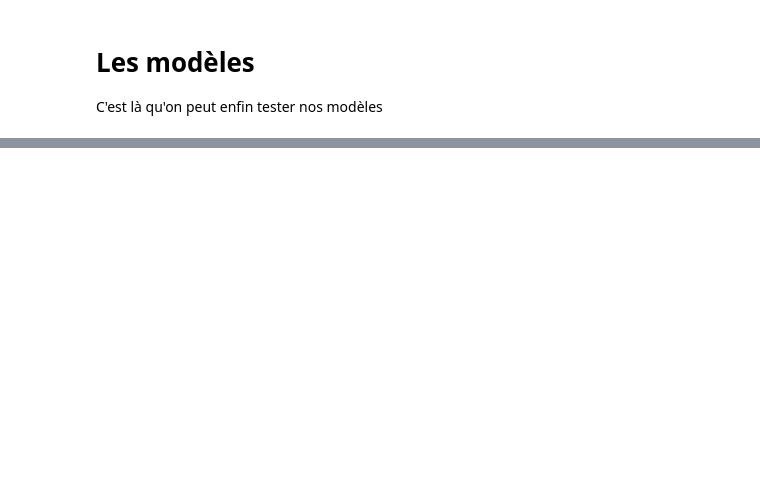
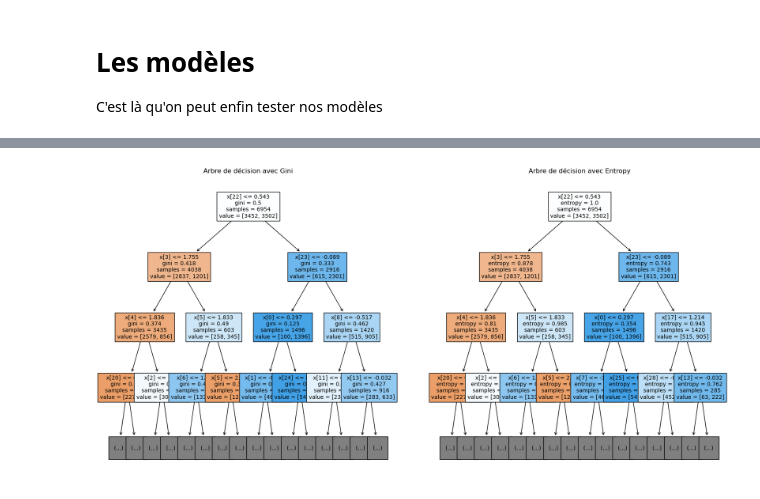
Before and after one commit to ColinAlAskA/Projet_ENSIIE_Apprentissage_Automatique, a Jupyter notebook: v1.ipynb, the cells around one changed output, grey strips where cells are left out. Cells and saved outputs as stored; diff of their text form; code cells hidden in the pictures; blank space fills up the shorter version.

```diff
--- a/v1.ipynb
+++ b/v1.ipynb
@@ -687,0 +544,18 @@ Meilleurs paramètres :  {'var_smoothing': 1.0}
+# %%
+# Initialisation du modèle SVM
+SVM_model = SVC(C= C_meilleur, gamma=gamma_meilleur, kernel='rbf')
+
+# Entraînement du modèle SVM avec les données d'entraînement normalisées
+SVM_model.fit(X_train_scaled, Y_train)
+
+# Prédiction sur l'ensemble de test normalisé
+Y_test_pred = SVM_model.predict(test_df_scaled)
+
+# Créer le dataframe de résultats
+resultat_df = pd.DataFrame({
+    'PassengerId': test_df_copy['PassengerId'],
+    'Transported': Y_test_pred.astype(bool)  # Conversion des prédictions en booléen si nécessaire
+})
+
+# Enregistrement du dataframe dans un fichier CSV
+resultat_df.to_csv('resultat_SVM.csv', index=False)
@@ -687,0 +605,62 @@ Meilleurs paramètres :  {'var_smoothing': 1.0}
+# %%
+from sklearn.tree import DecisionTreeClassifier, plot_tree
+from sklearn.decomposition import PCA
+import matplotlib.pyplot as plt
+import numpy as np
+
+# Supposition : X_train_scaled, Y_train, best_params_gini, et best_params_entropy sont définis
+
+# Entraînement des modèles avec les meilleurs paramètres
+clf_best_gini = DecisionTreeClassifier(criterion='gini', random_state=0, **best_params_gini)
+clf_best_gini.fit(X_train_scaled, Y_train)
+
+clf_best_entropy = DecisionTreeClassifier(criterion='entropy', random_state=0, **best_params_entropy)
+clf_best_entropy.fit(X_train_scaled, Y_train)
+
+# Tracé des arbres de décision
+plt.figure(figsize=(20, 10))
+
+plt.subplot(1, 2, 1)
+plot_tree(clf_best_gini, filled=True, max_depth=3, fontsize=10)
+plt.title('Arbre de décision avec Gini')
+
+plt.subplot(1, 2, 2)
+plot_tree(clf_best_entropy, filled=True, max_depth=3, fontsize=10)
+plt.title('Arbre de décision avec Entropy')
+
+plt.show()
+
+# PCA pour visualisation en 2D
+pca = PCA(n_components=2)
+X_train_pca = pca.fit_transform(X_train_scaled)
+
+def plot_pca_results(X_pca, Y_true, Y_pred, title):
+    plt.figure(figsize=(10, 8))
+    for cls in np.unique(Y_true):
+        idx_true = (Y_true == cls)
+        idx_pred = (Y_pred == cls)
+        # Points correctement classifiés
+        plt.scatter(X_pca[idx_true & idx_pred, 0], X_pca[idx_true & idx_pred, 1],
+                    label=f'Classe {cls} (correct)', edgecolor='k', s=50, alpha=0.4)
+        # Points incorrectement classifiés, plus discrets
+        plt.scatter(X_pca[idx_true & ~idx_pred, 0], X_pca[idx_true & ~idx_pred, 1],
+                    label=f'Classe {cls} (incorrect)', edgecolor='k', s=20, marker='x', alpha=0.2)
+
+    plt.title(f'Visualisation PCA des prédictions avec {title}')
+    plt.xlabel('Composante principale 1')
+    plt.ylabel('Composante principale 2')
+    plt.legend()
+    plt.show()
+
+
+# Prédictions sur l'ensemble d'entraînement
+Y_train_pred_gini = clf_best_gini.predict(X_train_scaled)
+Y_train_pred_entropy = clf_best_entropy.predict(X_train_scaled)
+
+# Tracer les résultats de PCA pour Gini
+plot_pca_results(X_train_pca, Y_train, Y_train_pred_gini, 'Critère Gini')
+
+# Tracer les résultats de PCA pour Entropy
+plot_pca_results(X_train_pca, Y_train, Y_train_pred_entropy, 'Critère Entropy')
+# %% [output]
+[figure, added]
```
Also changed, not shown: parts of 69 cells of this notebook, 5 other files.
